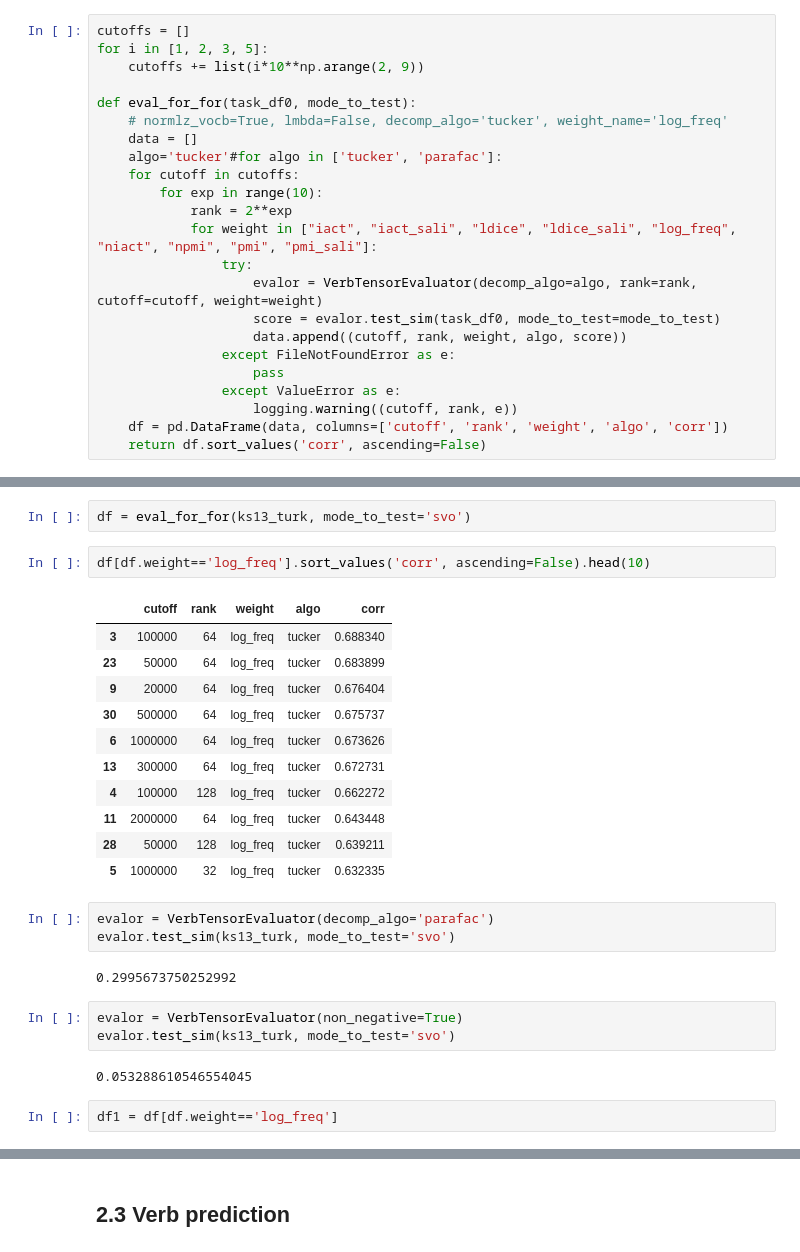
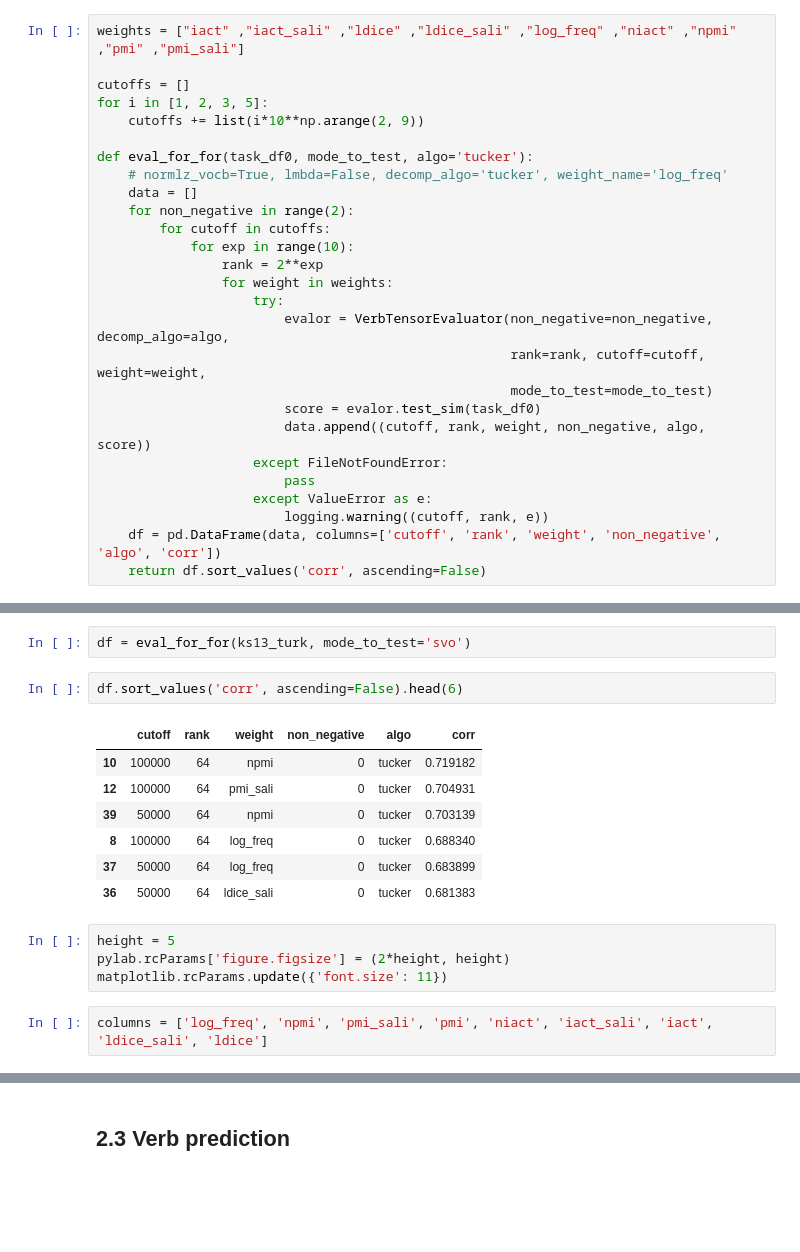
Before and after one commit to makrai/verb-tensor, a Jupyter notebook: eval.ipynb, the cells around one changed output, grey strips where cells are left out. Saved outputs shown, nothing was run; the diff lists cells and outputs as text; blank space fills up the shorter version.

```diff
--- a/eval.ipynb
+++ b/eval.ipynb
@@ -110,26 +106,30 @@ dtype: int64
 # %% [markdown]
 ## 1.2 Testing the verb tensor
 # %%
+weights = ["iact" ,"iact_sali" ,"ldice" ,"ldice_sali" ,"log_freq" ,"niact" ,"npmi" ,"pmi" ,"pmi_sali"]
+
 cutoffs = []
 for i in [1, 2, 3, 5]:
     cutoffs += list(i*10**np.arange(2, 9))
 
-def eval_for_for(task_df0, mode_to_test):
+def eval_for_for(task_df0, mode_to_test, algo='tucker'):
     # normlz_vocb=True, lmbda=False, decomp_algo='tucker', weight_name='log_freq'
     data = []
-    algo='tucker'#for algo in ['tucker', 'parafac']:
-    for cutoff in cutoffs:
-        for exp in range(10):
-            rank = 2**exp
-            for weight in ["iact", "iact_sali", "ldice", "ldice_sali", "log_freq", "niact", "npmi", "pmi", "pmi_sali"]:
-                try:
-                    evalor = VerbTensorEvaluator(decomp_algo=algo, rank=rank, cutoff=cutoff, weight=weight)
-                    score = evalor.test_sim(task_df0, mode_to_test=mode_to_test)
-                    data.append((cutoff, rank, weight, algo, score))
-                except FileNotFoundError as e:
-                    pass
-                except ValueError as e:
-                    logging.warning((cutoff, rank, e))
-    df = pd.DataFrame(data, columns=['cutoff', 'rank', 'weight', 'algo', 'corr'])
+    for non_negative in range(2):
+        for cutoff in cutoffs:
+            for exp in range(10):
+                rank = 2**exp
+                for weight in weights:
+                    try:
+                        evalor = VerbTensorEvaluator(non_negative=non_negative, decomp_algo=algo,
+                                                     rank=rank, cutoff=cutoff, weight=weight,
+                                                     mode_to_test=mode_to_test)
+                        score = evalor.test_sim(task_df0)
+                        data.append((cutoff, rank, weight, non_negative, algo, score))
+                    except FileNotFoundError:
+                        pass
+                    except ValueError as e:
+                        logging.warning((cutoff, rank, e))
+    df = pd.DataFrame(data, columns=['cutoff', 'rank', 'weight', 'non_negative', 'algo', 'corr'])
     return df.sort_values('corr', ascending=False)
 # %%
@@ -383,28 +417,18 @@ svo_df.sample(5)
 # %%
 df = eval_for_for(ks13_turk, mode_to_test='svo')
 # %%
-df[df.weight=='log_freq'].sort_values('corr', ascending=False).head(10)
+df.sort_values('corr', ascending=False).head(6)
 # %% [output]
-|  | cutoff | rank | weight | algo | corr |
-| 3 | 100000 | 64 | log_freq | tucker | 0.688340 |
-| 23 | 50000 | 64 | log_freq | tucker | 0.683899 |
-| 9 | 20000 | 64 | log_freq | tucker | 0.676404 |
-| 30 | 500000 | 64 | log_freq | tucker | 0.675737 |
-| 6 | 1000000 | 64 | log_freq | tucker | 0.673626 |
-| 13 | 300000 | 64 | log_freq | tucker | 0.672731 |
-| 4 | 100000 | 128 | log_freq | tucker | 0.662272 |
-| 11 | 2000000 | 64 | log_freq | tucker | 0.643448 |
-| 28 | 50000 | 128 | log_freq | tucker | 0.639211 |
-| 5 | 1000000 | 32 | log_freq | tucker | 0.632335 |
+|  | cutoff | rank | weight | non_negative | algo | corr |
+| 10 | 100000 | 64 | npmi | 0 | tucker | 0.719182 |
+| 12 | 100000 | 64 | pmi_sali | 0 | tucker | 0.704931 |
+| 39 | 50000 | 64 | npmi | 0 | tucker | 0.703139 |
+| 8 | 100000 | 64 | log_freq | 0 | tucker | 0.688340 |
+| 37 | 50000 | 64 | log_freq | 0 | tucker | 0.683899 |
+| 36 | 50000 | 64 | ldice_sali | 0 | tucker | 0.681383 |
-# %%
-evalor = VerbTensorEvaluator(decomp_algo='parafac')
-evalor.test_sim(ks13_turk, mode_to_test='svo')
-# %% [output]
-0.2995673750252992
-# %%
-evalor = VerbTensorEvaluator(non_negative=True)
-evalor.test_sim(ks13_turk, mode_to_test='svo')
-# %% [output]
-0.053288610546554045
-# %%
-df1 = df[df.weight=='log_freq']
+# %%
+height = 5
+pylab.rcParams['figure.figsize'] = (2*height, height)
+matplotlib.rcParams.update({'font.size': 11})
+# %%
+columns = ['log_freq', 'npmi', 'pmi_sali', 'pmi', 'niact', 'iact_sali', 'iact', 'ldice_sali', 'ldice']
```
Also changed, not shown: parts of 35 cells of this notebook.
